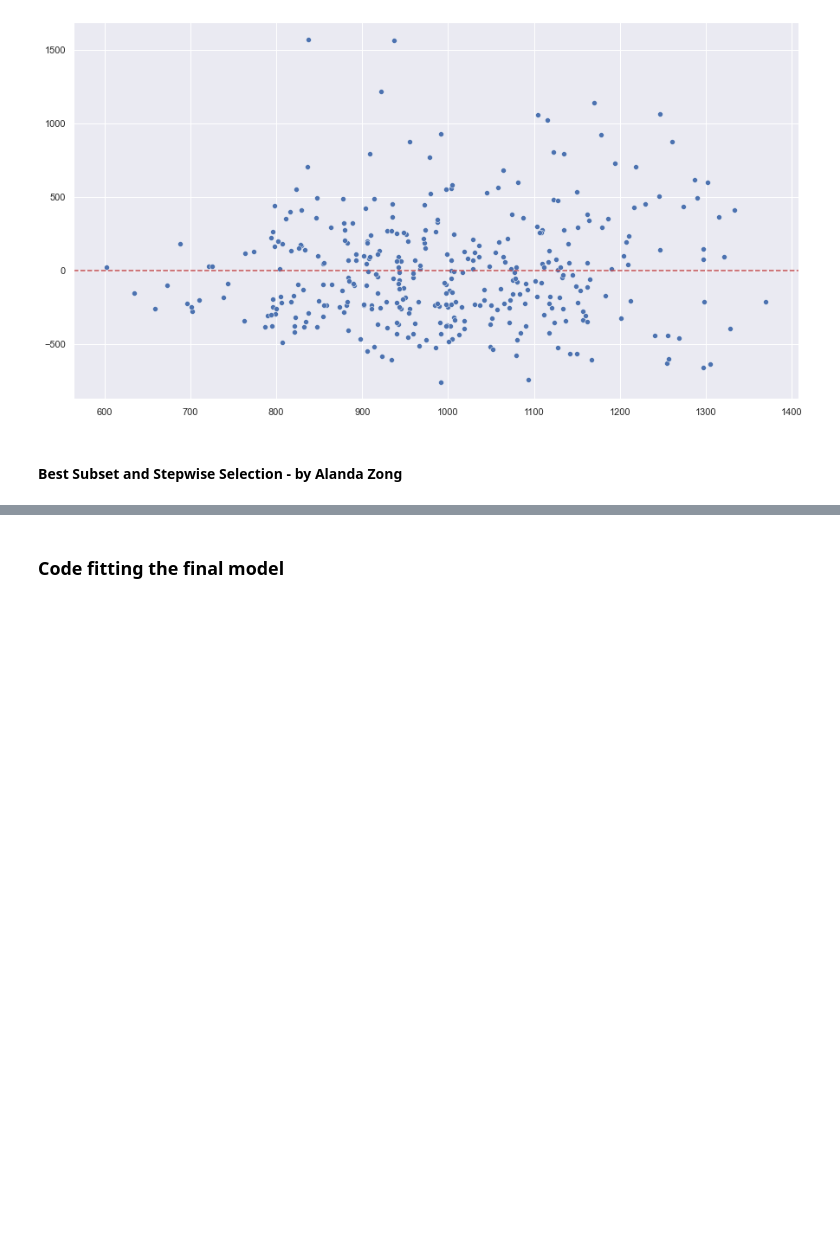
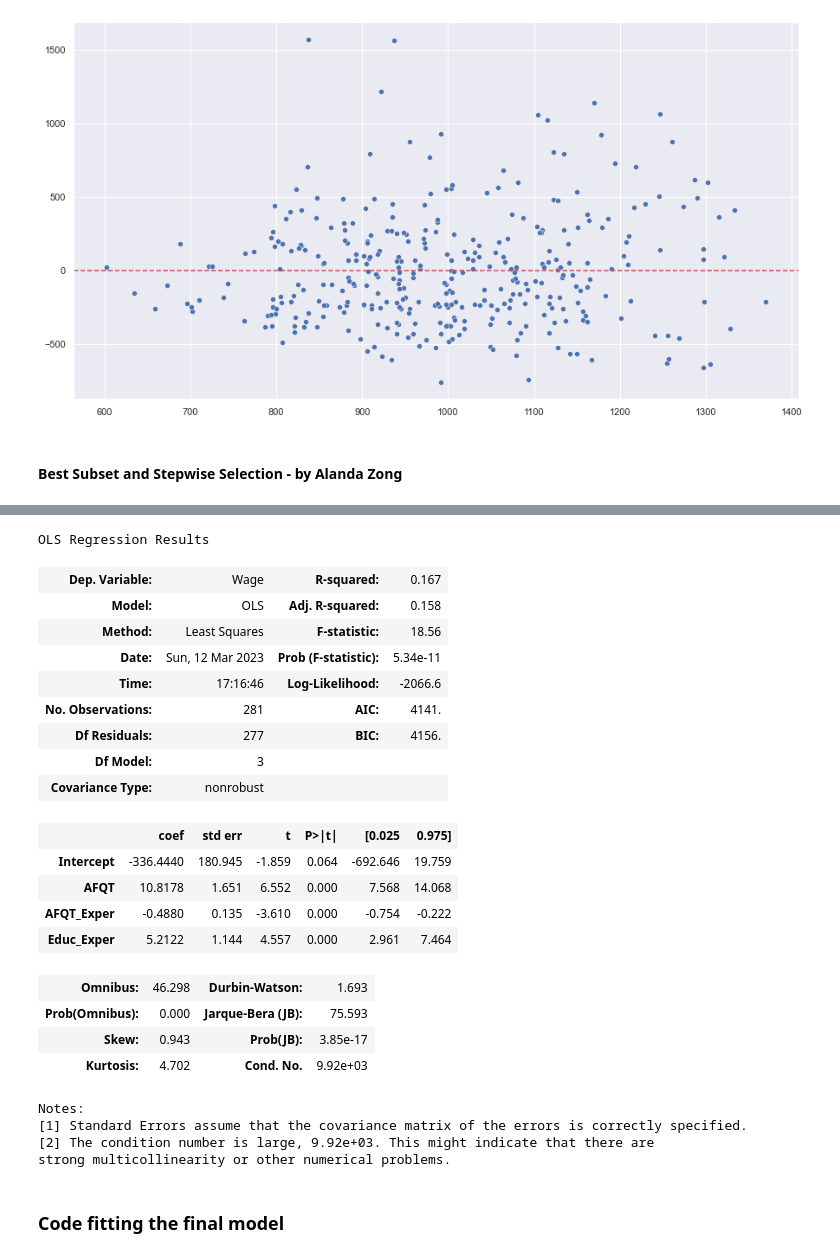
Before and after one commit to alandaz/DataScienceRepo, a Jupyter notebook: Project Code Template.ipynb, the cells around one changed output, grey strips where cells are left out. Cells and saved outputs as stored; diff of their text form; code cells hidden in the pictures; blank space fills up the shorter version.

```diff
--- a/Project Code Template.ipynb
+++ b/Project Code Template.ipynb
@@ -457,0 +661,38 @@ We then use forward stepwise selection to create another model that includes all
+# %%
+def backward(predictors):
+
+    tic = time.time()
+
+    results = []
+
+    for combo in itertools.combinations(predictors, len(predictors)-1):
+        results.append(processSubset(combo))
+
+    # Wrap everything up in a nice dataframe
+    models = pd.DataFrame(results)
+
+    # Choose the model with the highest RSS
+    best_model = models.loc[models['Rsquared'].argmax()]
+
+    toc = time.time()
+    print("Processed ", models.shape[0], "models on", len(predictors)-1, "predictors in", (toc-tic), "seconds.")
+
+    # Return the best model, along with some other useful information about the model
+    return best_model
+
+def backward_selection():
+    models_best = pd.DataFrame(columns=["Rsquared", "model"], index = range(1,len(X.columns)))
+
+    tic = time.time()
+    predictors = X.columns
+    models_best.loc[len(predictors)] = processSubset(predictors)
+
+    while(len(predictors) > 1):
+        models_best.loc[len(predictors)-1] = backward(predictors)
+        predictors = models_best.loc[len(predictors)-1]["model"].params.index[1:]
+
+    toc = time.time()
+    print("Total elapsed time:", (toc-tic), "seconds.")
+    return models_best
+# %%
+models_best = backward_selection()
@@ -458,3 +719,30 @@ We then use forward stepwise selection to create another model that includes all
+# %%
+best_bwd_reg_model = models_best['model'][3]
+best_bwd_reg_model.summary()
+# %% [output]
+OLS Regression Results
+| Dep. Variable: | Wage | R-squared: | 0.167 |
+| Model: | OLS | Adj. R-squared: | 0.158 |
+| Method: | Least Squares | F-statistic: | 18.56 |
+| Date: | Sun, 12 Mar 2023 | Prob (F-statistic): | 5.34e-11 |
+| Time: | 17:16:46 | Log-Likelihood: | -2066.6 |
+| No. Observations: | 281 | AIC: | 4141. |
+| Df Residuals: | 277 | BIC: | 4156. |
+| Df Model: | 3 |  |  |
+| Covariance Type: | nonrobust |  |  |
+|  | coef | std err | t | P>|t| | [0.025 | 0.975] |
+| Intercept | -336.4440 | 180.945 | -1.859 | 0.064 | -692.646 | 19.759 |
+| AFQT | 10.8178 | 1.651 | 6.552 | 0.000 | 7.568 | 14.068 |
+| AFQT_Exper | -0.4880 | 0.135 | -3.610 | 0.000 | -0.754 | -0.222 |
+| Educ_Exper | 5.2122 | 1.144 | 4.557 | 0.000 | 2.961 | 7.464 |
+| Omnibus: | 46.298 | Durbin-Watson: | 1.693 |
+| Prob(Omnibus): | 0.000 | Jarque-Bera (JB): | 75.593 |
+| Skew: | 0.943 | Prob(JB): | 3.85e-17 |
+| Kurtosis: | 4.702 | Cond. No. | 9.92e+03 |
+Notes:
+[1] Standard Errors assume that the covariance matrix of the errors is correctly specified.
+[2] The condition number is large, 9.92e+03. This might indicate that there are
+strong multicollinearity or other numerical problems.
 # %% [markdown]
 ### Code fitting the final model
 # %% [markdown]
```
Also changed, not shown: parts of 23 cells of this notebook.
